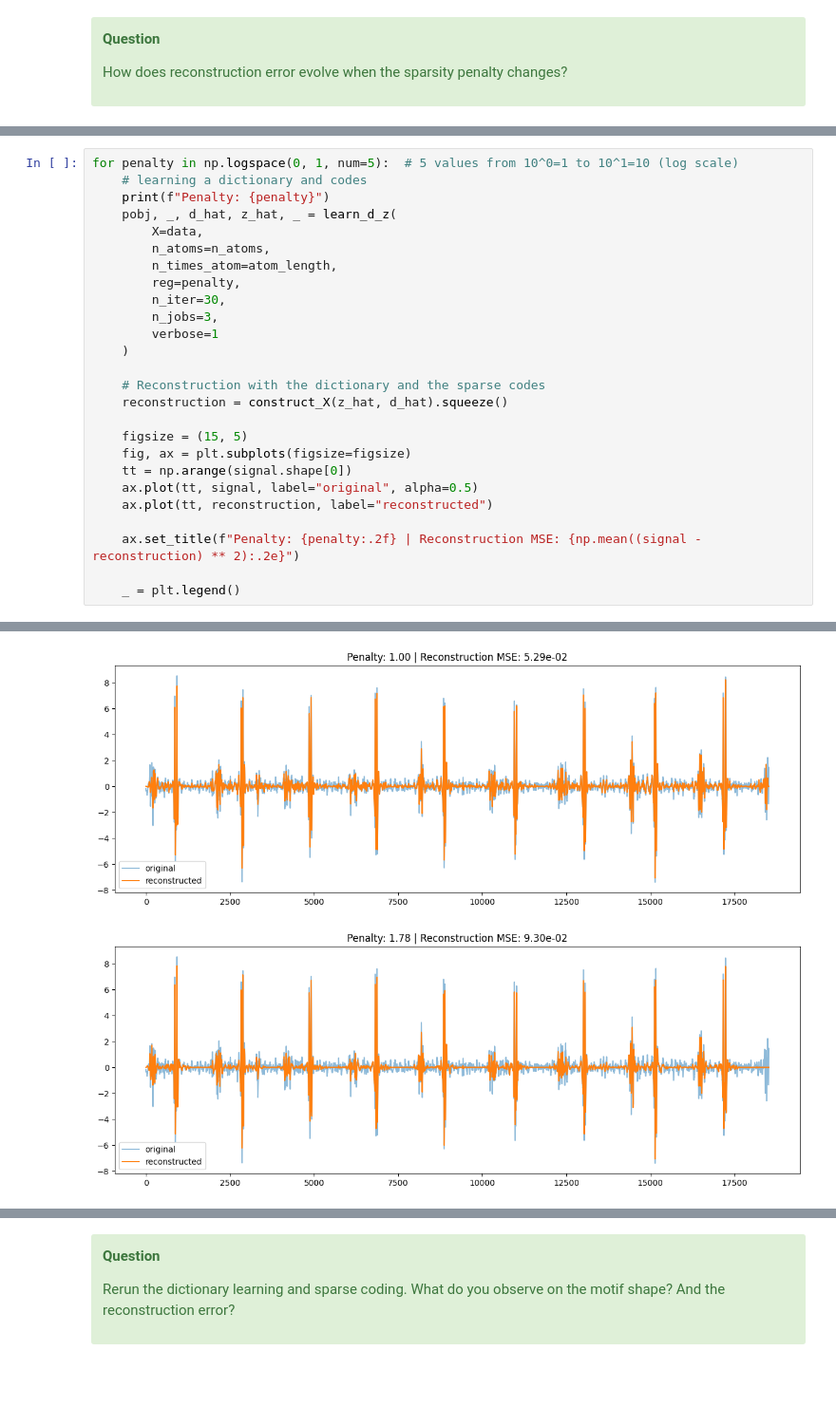
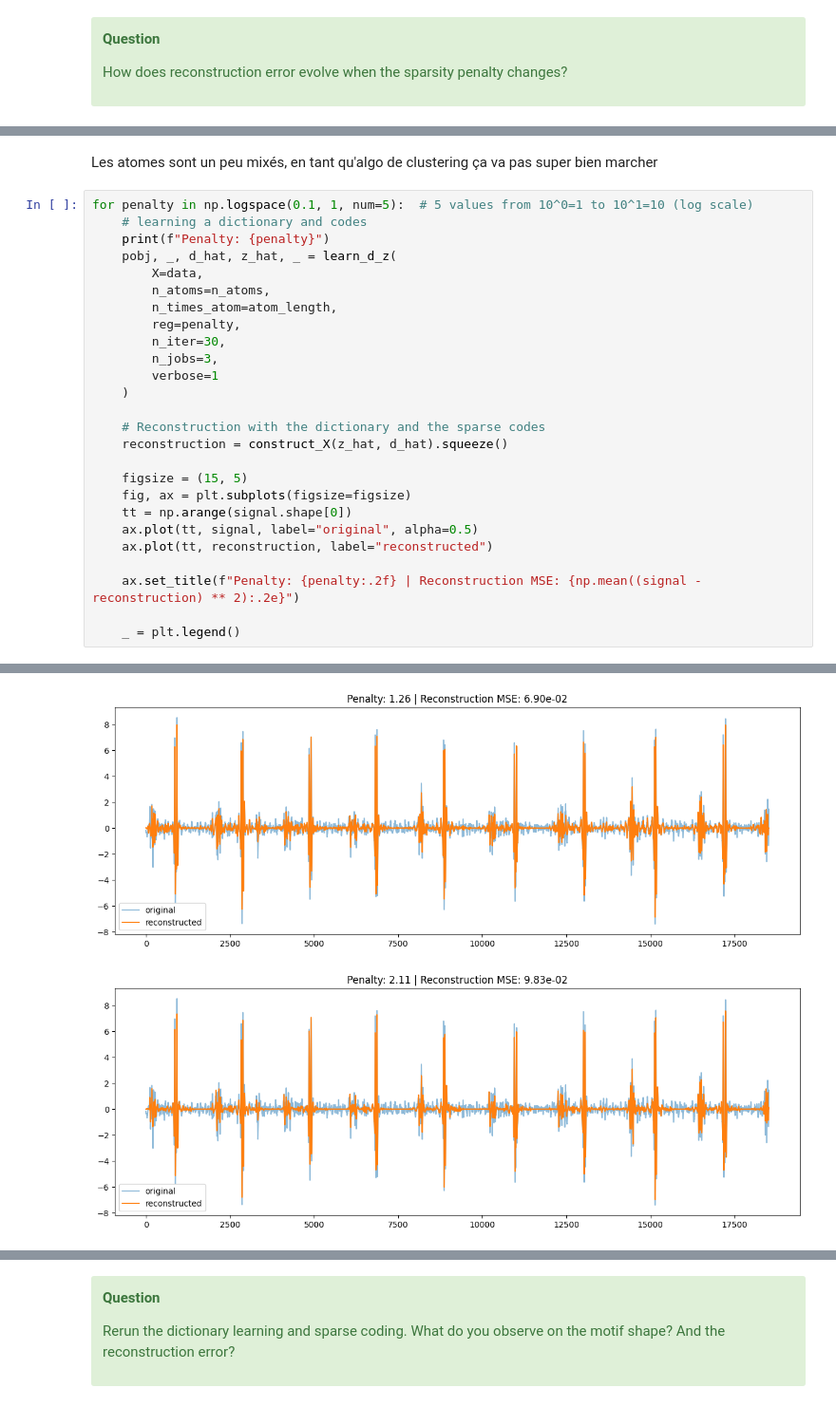
Before and after one commit to janisaiad/timeseries, a Jupyter notebook: notebooks/tp1/01_Clustering_Time_Seriesçjanis.ipynb, the cells around one changed output, grey strips where cells are left out. Shown at 95% size. Saved outputs shown, nothing was run; the diff lists cells and outputs as text; blank space fills up the shorter version.

```diff
--- a/notebooks/tp1/01_Clustering_Time_Seriesçjanis.ipynb
+++ b/notebooks/tp1/01_Clustering_Time_Seriesçjanis.ipynb
@@ -734,5 +736,7 @@ _ = ax.set_title(f"All atoms")
+# %% [markdown]
+Les atomes sont un peu mixés, en tant qu'algo de clustering ça va pas super bien marcher
 # %%
-for penalty in np.logspace(0, 1, num=5):  # 5 values from 10^0=1 to 10^1=10 (log scale)
+for penalty in np.logspace(0.1, 1, num=5):  # 5 values from 10^0=1 to 10^1=10 (log scale)
     # learning a dictionary and codes
     print(f"Penalty: {penalty}")
     pobj, _, d_hat, z_hat, _ = learn_d_z(
@@ -768,5 +772,5 @@ Penalty: 5.62341325190349
 V_0/30
 Penalty: 10.0
 V_0/30
-[figure, old version]
+[figure, new version]
-[figure, old version]
+[figure, new version]
```
Also changed, not shown: parts of 11 cells of this notebook, 1 other file.
